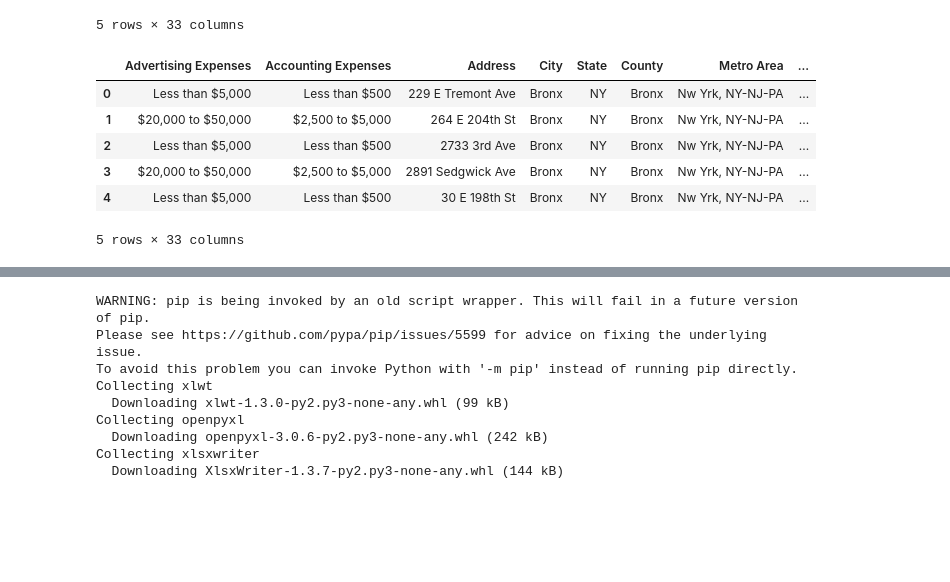
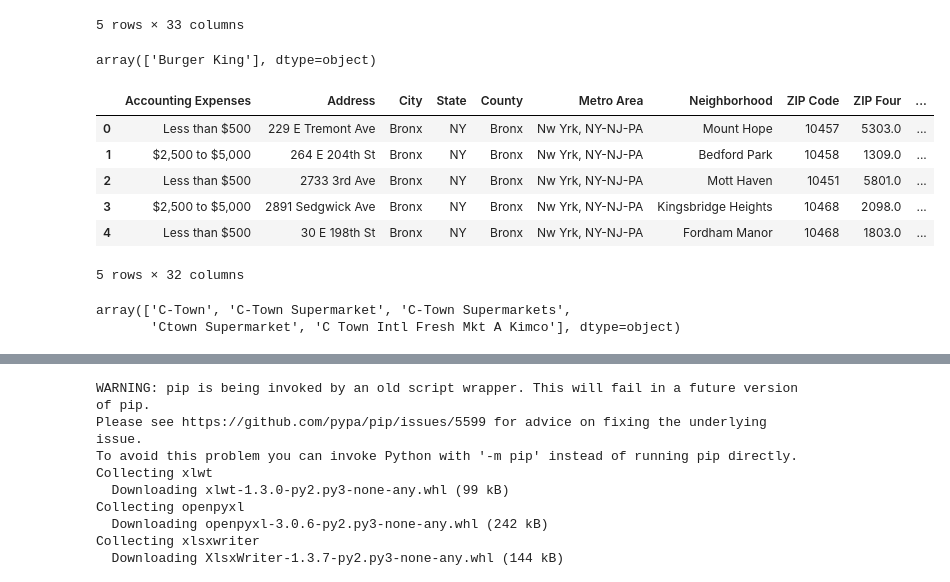
Before and after one commit to PhilAScript826/team-57, a Jupyter notebook: TeamNumber_Project_Week7.ipynb, the cells around one changed output, grey strips where cells are left out. Drawn from its saved outputs; the diff is of its cells as text; code cells hidden in the pictures; blank space fills up the shorter version.

```diff
--- a/TeamNumber_Project_Week7.ipynb
+++ b/TeamNumber_Project_Week7.ipynb
@@ -775,13 +782,23 @@ company_bk.head()
 | 3 | $20,000 to $50,000 | $2,500 to $5,000 | 335 E Main St | Bay Shore | NY | Suffolk | Nw Yrk, NY-NJ-PA | ... |
 | 4 | $20,000 to $50,000 | $2,500 to $5,000 | 22210 Northern Blvd | Bayside | NY | Queens | Nw Yrk, NY-NJ-PA | ... |
 5 rows × 33 columns
+# %%
+# company_McD_clean['Company Name'].unique()
+company_bk['Company Name'].unique()
+# %% [output]
+array(['Burger King'], dtype=object)
 # %%
 prof = ProfileReport(company_bk)
 prof.to_file(output_file='BK_output.html')
 # %%
 company_ctown = pd.read_csv('merged_files/ctown_docs_merged.csv')
 # %%
-company_ctown = company_ctown[[ 'Advertising  Expenses', 'Accounting Expenses',
+# 'Advertising  Expenses',
+company_ctown = company_ctown[company_ctown['State'] == ('NY')]
+company_ctown.drop(company_ctown.loc[company_ctown['Company Name']== 'C Town Intl Fresh Mkt A Kimco'].index, inplace=True)
+company_ctown = company_ctown.replace(['C-Town Supermarket', 'C-Town Supermarkets','Ctown Supermarket'], 'C-Town')
+
+company_ctown = company_ctown[['Accounting Expenses',
  'Address',
  'City',
  'State',
@@ -789,37 +806,43 @@ company_ctown = company_ctown[[ 'Advertising  Expenses', 'Accounting Expenses',
  'Metro Area',
  'Neighborhood',
  'ZIP Code',
  'ZIP Four',
  'Year Established',
  'Years In Database',
  'Company Name',
  'Computer Expenses',
  'Contract Labor Expenses',
  'Corporate Sales Volume Actual',
  'Insurance Expenses',
  'Last Updated On',
  'Legal Expenses',
  'Location Employee Size Actual',
  'Location Employee Size Range',
  'Location Sales Volume Actual',
  'Location Sales Volume Range',
  'Management/Administration Expenses',
  'Office Supplies Expense',
  'Own or Lease',
  'Package Container Expense',
  'Payroll and Benefits Expenses',
  'Purchase Print Expenses',
  'Rent Expenses',
  'Square Footage',
  'Telcom Expenses',
  'Utilities Expenses',
  ]]
 company_ctown.head()
 # %% [output]
-|  | Advertising Expenses | Accounting Expenses | Address | City | State | County | Metro Area | ... |
-| 0 | Less than $5,000 | Less than $500 | 229 E Tremont Ave | Bronx | NY | Bronx | Nw Yrk, NY-NJ-PA | ... |
-| 1 | $20,000 to $50,000 | $2,500 to $5,000 | 264 E 204th St | Bronx | NY | Bronx | Nw Yrk, NY-NJ-PA | ... |
-| 2 | Less than $5,000 | Less than $500 | 2733 3rd Ave | Bronx | NY | Bronx | Nw Yrk, NY-NJ-PA | ... |
-| 3 | $20,000 to $50,000 | $2,500 to $5,000 | 2891 Sedgwick Ave | Bronx | NY | Bronx | Nw Yrk, NY-NJ-PA | ... |
-| 4 | Less than $5,000 | Less than $500 | 30 E 198th St | Bronx | NY | Bronx | Nw Yrk, NY-NJ-PA | ... |
+|  | Accounting Expenses | Address | City | State | County | Metro Area | Neighborhood | ZIP Code | ZIP Four | ... |
+| 0 | Less than $500 | 229 E Tremont Ave | Bronx | NY | Bronx | Nw Yrk, NY-NJ-PA | Mount Hope | 10457 | 5303.0 | ... |
+| 1 | $2,500 to $5,000 | 264 E 204th St | Bronx | NY | Bronx | Nw Yrk, NY-NJ-PA | Bedford Park | 10458 | 1309.0 | ... |
+| 2 | Less than $500 | 2733 3rd Ave | Bronx | NY | Bronx | Nw Yrk, NY-NJ-PA | Mott Haven | 10451 | 5801.0 | ... |
+| 3 | $2,500 to $5,000 | 2891 Sedgwick Ave | Bronx | NY | Bronx | Nw Yrk, NY-NJ-PA | Kingsbridge Heights | 10468 | 2098.0 | ... |
+| 4 | Less than $500 | 30 E 198th St | Bronx | NY | Bronx | Nw Yrk, NY-NJ-PA | Fordham Manor | 10468 | 1803.0 | ... |
-5 rows × 33 columns
+5 rows × 32 columns
+# %%
+# company_bk = company_bk[company_bk['Company Name'] == ("Burger King")]
+company_ctown['Company Name'].unique()
+# %% [output]
+array(['C-Town', 'C-Town Supermarket', 'C-Town Supermarkets',
+       'Ctown Supermarket', 'C Town Intl Fresh Mkt A Kimco'], dtype=object)
```
Also changed, not shown: parts of 31 cells of this notebook, 3 other files.
